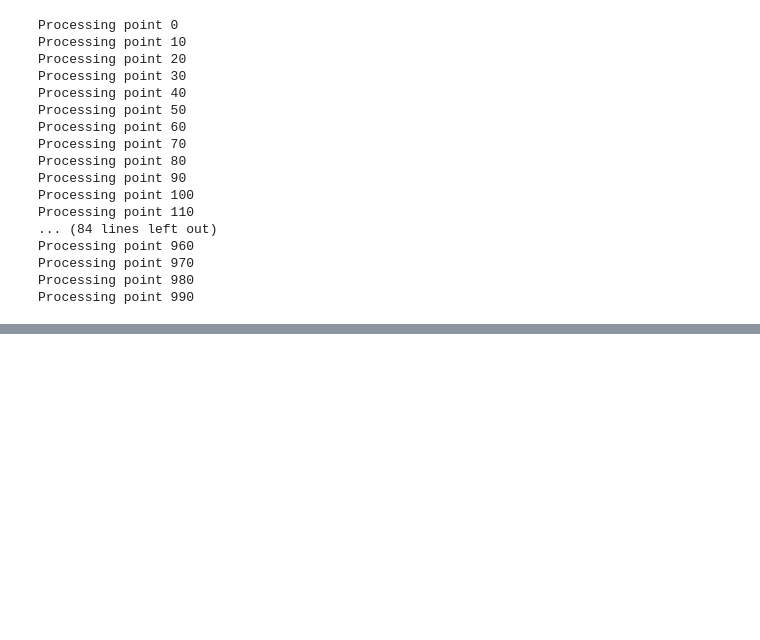
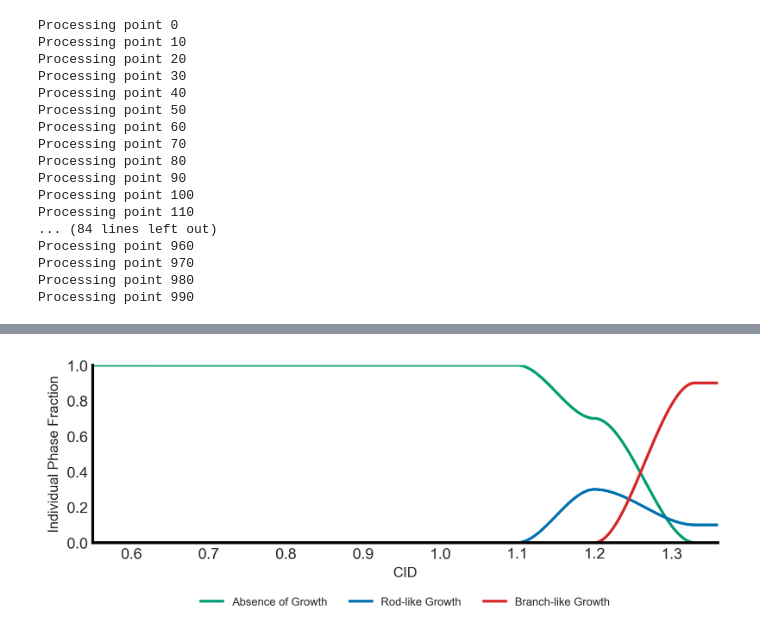
Before and after one commit to jaime-berkovich/Conway_Trees, a Jupyter notebook: Python Scripts and Data/Voxel_Number_Phase_Transition.ipynb, the cells around one changed output, grey strips where cells are left out. Saved outputs shown, nothing was run; the diff lists cells and outputs as text; code cells hidden in the pictures; blank space fills up the shorter version.

```diff
--- a/Python Scripts and Data/Voxel_Number_Phase_Transition.ipynb
+++ b/Python Scripts and Data/Voxel_Number_Phase_Transition.ipynb
@@ -180,0 +181,72 @@ plot_results(df, point_sizes)
+# %%
+import numpy as np
+import matplotlib.pyplot as plt
+
+# ── figure set-up ──────────────────────────────────────────────
+fig, ax = plt.subplots(figsize=(7.01, 3), dpi=300)
+
+# CID domain
+x = np.linspace(0.55, 1.36, 800)
+
+# smooth-step helper (C¹ continuous S-curve)
+def smooth(t):            # t in [0,1]
+    return 3*t**2 - 2*t**3
+
+# initialise arrays
+green = np.zeros_like(x)   # “Absence of Growth”   (was pink)
+blue  = np.zeros_like(x)   # “Rod-like Growth”
+red   = np.zeros_like(x)   # “Branch-like Growth”
+
+# ── region 1: 0.55 – 1.10  → 100 % green ──────────────────────
+m1 = x <= 1.10
+green[m1] = 1.0
+
+# ── region 2: 1.10 – 1.20  → blue rises to 0.30 smoothly ─────
+m2 = (x > 1.10) & (x <= 1.20)
+t2 = smooth((x[m2] - 1.10) / 0.10)          # 0 → 1
+blue[m2]  = 0.30 * t2                       # 0 → 0.30
+green[m2] = 1.0 - blue[m2]                  # keeps sum = 1
+
+# ── region 3: 1.20 – 1.33  → red↑ to 0.90, blue↓ to 0.10 ─────
+m3 = (x > 1.20) & (x <= 1.33)
+t3 = smooth((x[m3] - 1.20) / 0.13)          # 0 → 1 on 1.20–1.33
+red[m3]   = 0.90 * t3                       # 0 → 0.90
+blue[m3]  = 0.30 - 0.20 * t3                # 0.30 → 0.10
+green[m3] = 1.0 - red[m3] - blue[m3]        # smoothly to zero
+
+# ── region 4:  >1.33       → green stays 0, blue 0.10, red 0.90
+m4 = x > 1.33
+red[m4]  = 0.90
+blue[m4] = 0.10
+# green already 0
+
+# ── plot lines ────────────────────────────────────────────────
+ax.plot(x, green, color='#009E73', lw=2, label='Absence of Growth')  # green
+ax.plot(x, blue,  color='#0072B2', lw=2, label='Rod-like Growth')    # blue
+ax.plot(x, red,   color='#D62728', lw=2, label='Branch-like Growth') # red
+
+# ── axes formatting ────────────────────────────────────────────
+ax.set_xlim(0.55, 1.36)
+ax.set_ylim(0.0, 1.0)
+ax.set_xlabel('CID', fontsize=10)
+ax.set_ylabel('Individual Phase Fraction', fontsize=10)
+
+# tidy spines
+for side in ['top', 'right']:
+    ax.spines[side].set_visible(False)
+for side in ['left', 'bottom']:
+    ax.spines[side].set_edgecolor('black')
+    ax.spines[side].set_linewidth(2)
+
+ax.tick_params(direction='in', left=True, bottom=True)
+
+ax.legend(frameon=False, fontsize=8, ncol=3, loc='upper center',
+          bbox_to_anchor=(0.5, -0.25))
+
+ax.tick_params(left=False, bottom=False)
+
+
+plt.tight_layout()
+plt.show()
+# %% [output]
+[figure, added]
```
Also changed, not shown: parts of 2 cells of this notebook, 1 other file.
